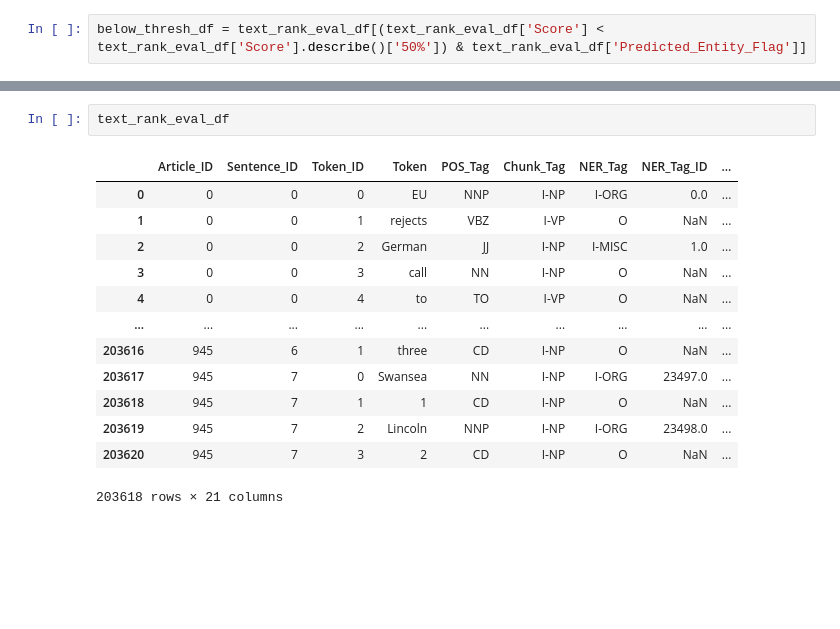
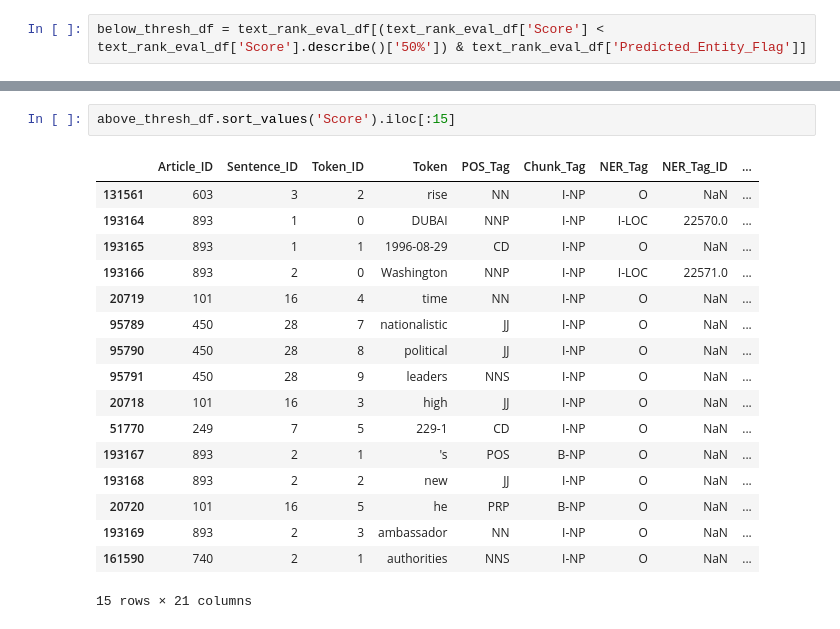
Before and after one commit to ToddMorrill/knowledge-graphs, a Jupyter notebook: kg/ner/NER_Noun_Phrases.ipynb, the cells around one changed output, grey strips where cells are left out. Saved outputs shown, nothing was run; the diff lists cells and outputs as text; blank space fills up the shorter version.

```diff
--- a/kg/ner/NER_Noun_Phrases.ipynb
+++ b/kg/ner/NER_Noun_Phrases.ipynb
@@ -446,16 +351,20 @@ below_thresh_df['NER_Tag_Flag'].sum() / len(below_thresh_df)
-# %%
-text_rank_eval_df
-# %% [output]
-|  | Article_ID | Sentence_ID | Token_ID | Token | POS_Tag | Chunk_Tag | NER_Tag | NER_Tag_ID | ... |
-| 0 | 0 | 0 | 0 | EU | NNP | I-NP | I-ORG | 0.0 | ... |
-| 1 | 0 | 0 | 1 | rejects | VBZ | I-VP | O | NaN | ... |
-| 2 | 0 | 0 | 2 | German | JJ | I-NP | I-MISC | 1.0 | ... |
-| 3 | 0 | 0 | 3 | call | NN | I-NP | O | NaN | ... |
-| 4 | 0 | 0 | 4 | to | TO | I-VP | O | NaN | ... |
-| ... | ... | ... | ... | ... | ... | ... | ... | ... | ... |
-| 203616 | 945 | 6 | 1 | three | CD | I-NP | O | NaN | ... |
-| 203617 | 945 | 7 | 0 | Swansea | NN | I-NP | I-ORG | 23497.0 | ... |
-| 203618 | 945 | 7 | 1 | 1 | CD | I-NP | O | NaN | ... |
-| 203619 | 945 | 7 | 2 | Lincoln | NNP | I-NP | I-ORG | 23498.0 | ... |
-| 203620 | 945 | 7 | 3 | 2 | CD | I-NP | O | NaN | ... |
-203618 rows × 21 columns
+# %%
+above_thresh_df.sort_values('Score').iloc[:15]
+# %% [output]
+|  | Article_ID | Sentence_ID | Token_ID | Token | POS_Tag | Chunk_Tag | NER_Tag | NER_Tag_ID | ... |
+| 131561 | 603 | 3 | 2 | rise | NN | I-NP | O | NaN | ... |
+| 193164 | 893 | 1 | 0 | DUBAI | NNP | I-NP | I-LOC | 22570.0 | ... |
+| 193165 | 893 | 1 | 1 | 1996-08-29 | CD | I-NP | O | NaN | ... |
+| 193166 | 893 | 2 | 0 | Washington | NNP | I-NP | I-LOC | 22571.0 | ... |
+| 20719 | 101 | 16 | 4 | time | NN | I-NP | O | NaN | ... |
+| 95789 | 450 | 28 | 7 | nationalistic | JJ | I-NP | O | NaN | ... |
+| 95790 | 450 | 28 | 8 | political | JJ | I-NP | O | NaN | ... |
+| 95791 | 450 | 28 | 9 | leaders | NNS | I-NP | O | NaN | ... |
+| 20718 | 101 | 16 | 3 | high | JJ | I-NP | O | NaN | ... |
+| 51770 | 249 | 7 | 5 | 229-1 | CD | I-NP | O | NaN | ... |
+| 193167 | 893 | 2 | 1 | 's | POS | B-NP | O | NaN | ... |
+| 193168 | 893 | 2 | 2 | new | JJ | I-NP | O | NaN | ... |
+| 20720 | 101 | 16 | 5 | he | PRP | B-NP | O | NaN | ... |
+| 193169 | 893 | 2 | 3 | ambassador | NN | I-NP | O | NaN | ... |
+| 161590 | 740 | 2 | 1 | authorities | NNS | I-NP | O | NaN | ... |
+15 rows × 21 columns
```
Also changed, not shown: parts of 31 cells of this notebook, 1 other file.
